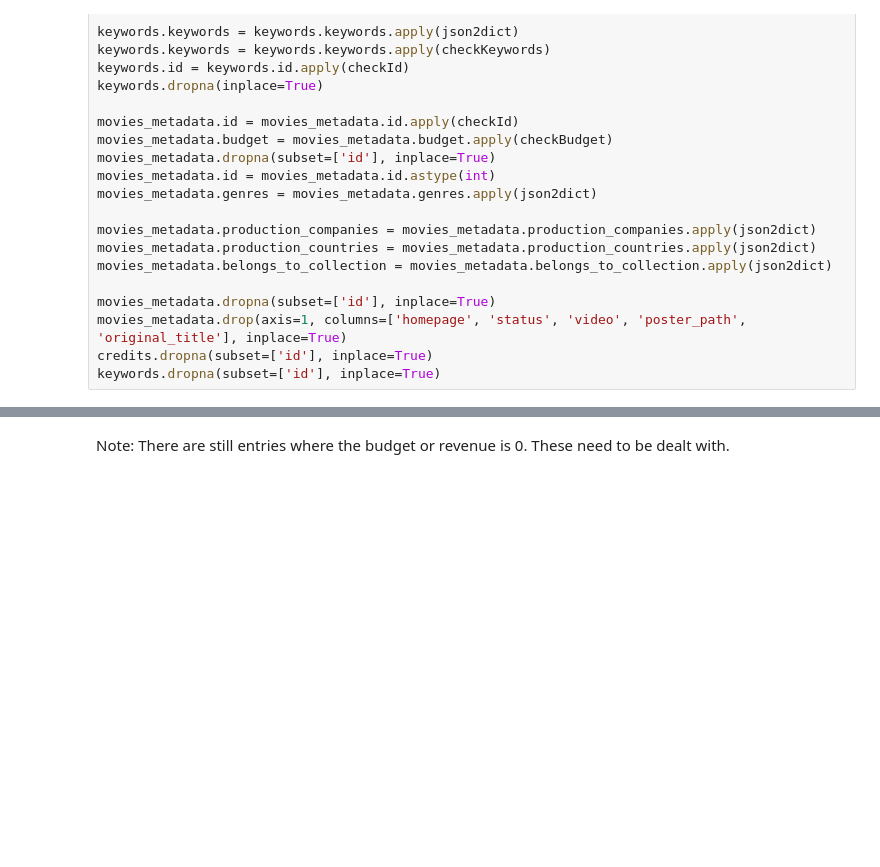
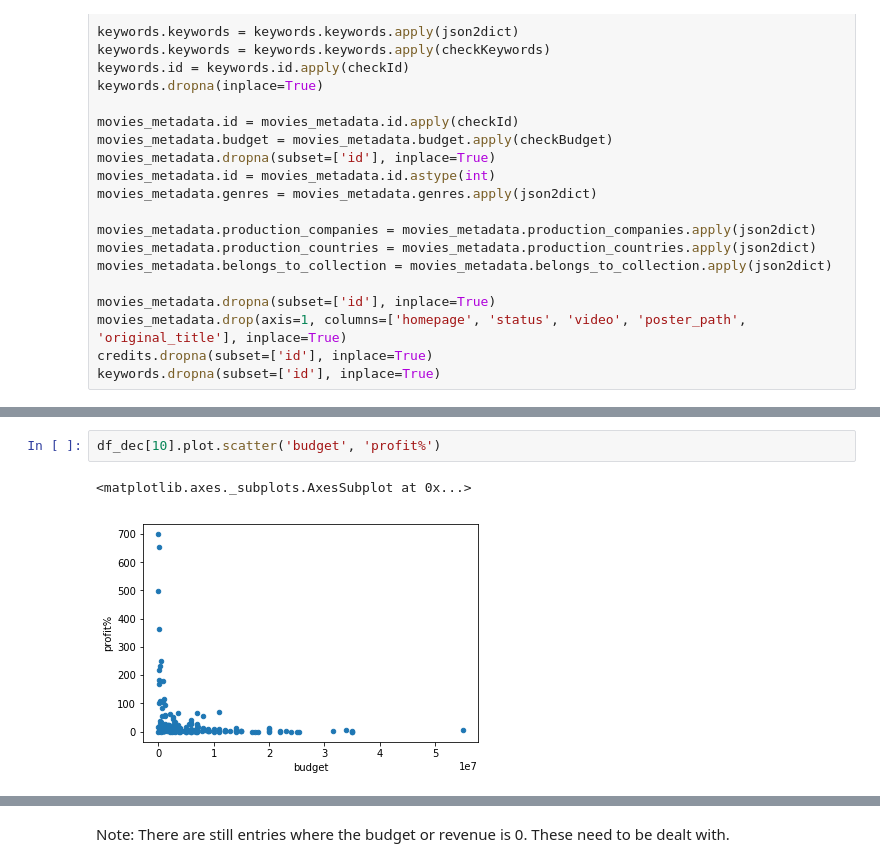
Before and after one commit to shreyas23/MovieBudgetAnalysis, a Jupyter notebook: eda.ipynb, the cells around one changed output, grey strips where cells are left out. Drawn from its saved outputs; the diff is of its cells as text; blank space fills up the shorter version.

```diff
--- a/eda.ipynb
+++ b/eda.ipynb
@@ -129,0 +183,5 @@ df.describe()
+# %%
+df_dec[10].plot.scatter('budget', 'profit%')
+# %% [output]
+<matplotlib.axes._subplots.AxesSubplot at 0x...>
+[figure, added]
```
Also changed, not shown: parts of 41 cells of this notebook.
